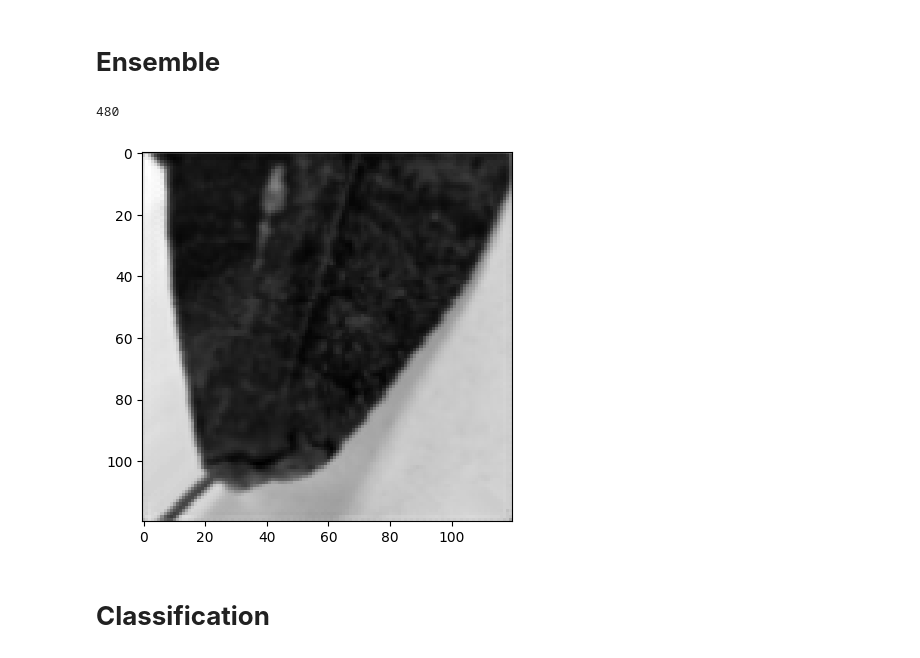
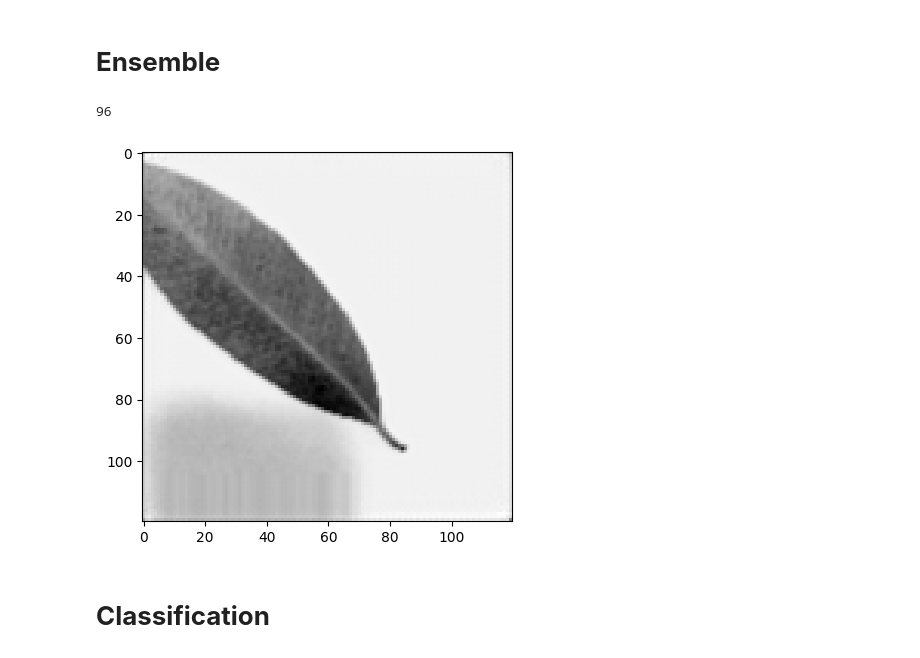
Before and after one commit to DarshilPungalia/Auto-Forest, a Jupyter notebook: autoforest.ipynb, the cells around one changed output. Cells and saved outputs as stored; diff of their text form; code cells hidden in the pictures.

```diff
--- a/autoforest.ipynb
+++ b/autoforest.ipynb
@@ -275,0 +257,30 @@ trainData
+# %%
+augments = [augment1, augment2, augment3, augment4, augment5, augment10, augment9, augment8, augment7, augment6]
+
+def dataset_preparation(base_ds, augmentations, preprocess_fn, seed=12):
+    """
+    Applies multiple augmentations to a dataset and returns a shuffled, preprocessed dataset.
+
+    Args:
+        base_ds (tf.data.Dataset): Original dataset from image_dataset_from_directory.
+        augmentations (list): List of augmentation functions.
+        preprocess_fn (callable): A wrapper function that applies augmentation.
+        seed (int): Seed for consistent shuffling.
+
+    Returns:
+        tf.data.Dataset: Combined and shuffled dataset with all augmentations + original.
+    """
+    augmented_datasets = [
+        base_ds.map(preprocess_fn(aug), num_parallel_calls=tf.data.AUTOTUNE)
+        for aug in augmentations
+    ]
+
+    original_dataset = base_ds.map(preprocess_fn(), num_parallel_calls=tf.data.AUTOTUNE)
+
+    combined_dataset = augmented_datasets + [original_dataset]
+
+    combined = tf.data.Dataset.sample_from_datasets(combined_dataset, seed=seed)
+    return combined.shuffle(buffer_size=len(base_ds), seed=seed).prefetch(tf.data.AUTOTUNE)
+# %%
+trainData = dataset_preparation(train_ds, augments, preprocess)
+trainData
@@ -1072,27 +1085,27 @@ def ensemble_prediction(models, input_data, method='average', weights=None):
         else:
             raise ValueError(f"Unknown ensemble method: {method}")
 # %%
-Unet1= tf.keras.models.load_model(r"C:\Users\LENOVO\Desktop\Python\Auto-Forest\models\UnetInspired.keras",
+unet_1_encoder= tf.keras.models.load_model(r"C:\Users\LENOVO\Desktop\Python\Auto-Forest\models\UnetInspired.keras",
                                           custom_objects={'cross_similarity': cross_similarity})
 
-Unet2= tf.keras.models.load_model(r"C:\Users\LENOVO\Desktop\Python\Auto-Forest\models\Unet2.keras",
+unet_2_enocder= tf.keras.models.load_model(r"C:\Users\LENOVO\Desktop\Python\Auto-Forest\models\Unet2.keras",
                                           custom_objects={'cross_similarity': cross_similarity})
 
-Unet3= tf.keras.models.load_model(r"C:\Users\LENOVO\Desktop\Python\Auto-Forest\models\UResNetEncoder.keras",
+residual_skip_encoder= tf.keras.models.load_model(r"C:\Users\LENOVO\Desktop\Python\Auto-Forest\models\UResNetEncoder.keras",
                                           custom_objects={'cross_similarity': cross_similarity})
 
-Unet4= tf.keras.models.load_model(r"C:\Users\LENOVO\Desktop\Python\Auto-Forest\models\AttentionEncoder.keras",
+attention_encoder= tf.keras.models.load_model(r"C:\Users\LENOVO\Desktop\Python\Auto-Forest\models\AttentionEncoder.keras",
                                           custom_objects={'cross_similarity': cross_similarity})
 # %%
-models = [Unet1, Unet2, Unet3, Unet4]
+models = [unet_1_encoder, unet_2_enocder, residual_skip_encoder, attention_encoder]
 
-predictionAgg = ensemble_prediction(models, trainData.take(5), method='weighted', weights=[0.25, 0.25, 0.25, 0.25])
+predictionAgg = ensemble_prediction(models, trainData.take(1), method='average')
 # %%
 print(len(predictionAgg))
-plt.imshow(predictionAgg[6], cmap='gray');
+plt.imshow(predictionAgg[95], cmap='gray');
 # %% [output]
-480
+96
-[figure, old version]
+[figure, new version]
 # %% [markdown]
 # **Classification**
 # %% [markdown]
```
Also changed, not shown: parts of 7 cells of this notebook, 10 other files.
